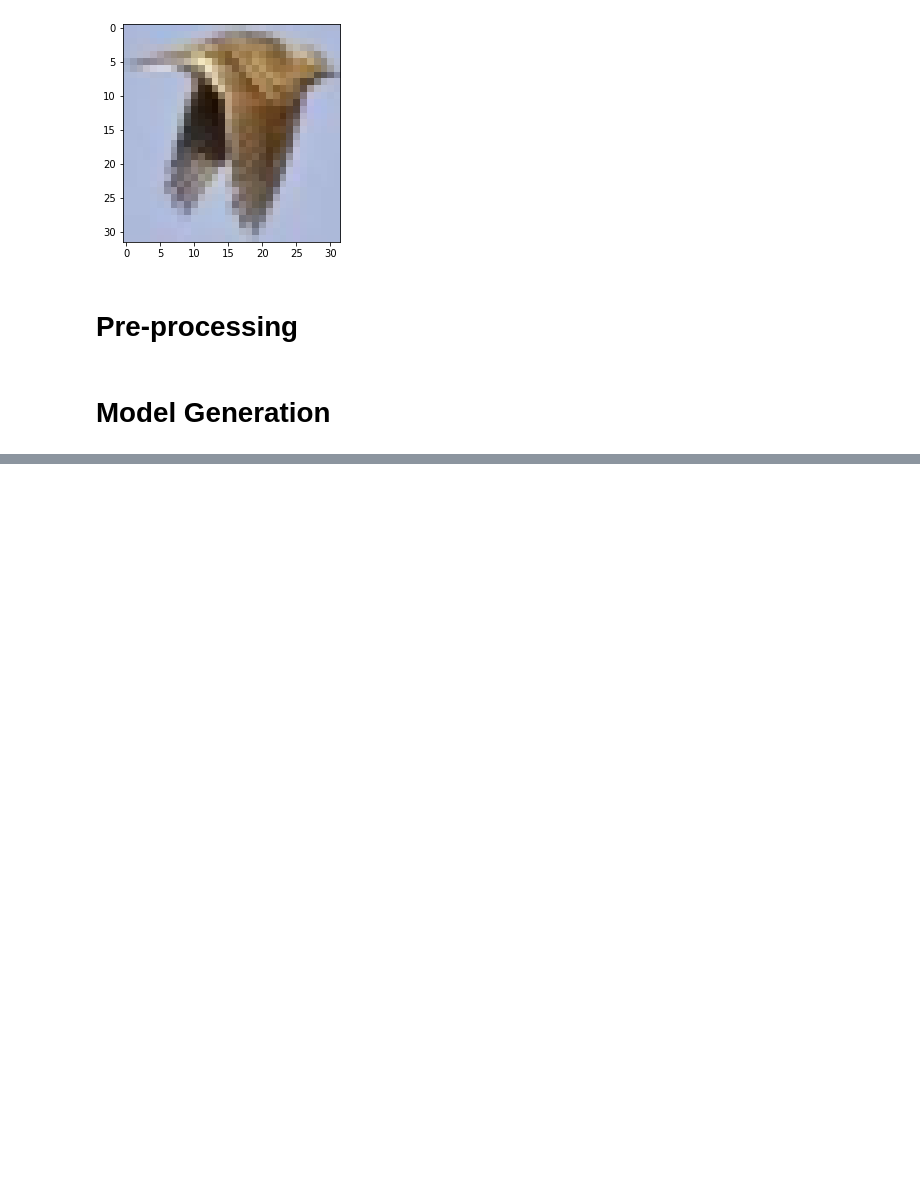
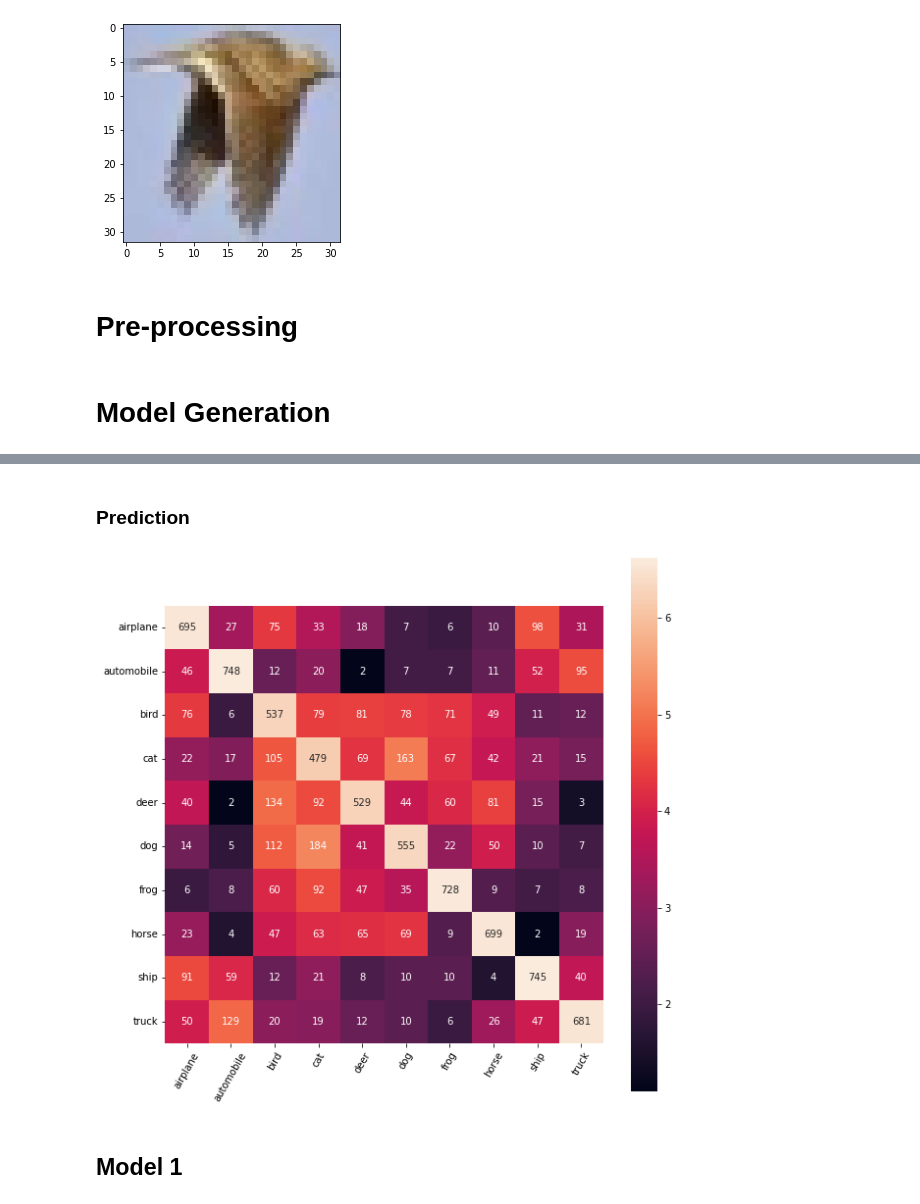
Before and after one commit to Ashish-Sasna/ImageClassification, a Jupyter notebook: Python files/ImgClass.ipynb, the cells around one changed output, grey strips where cells are left out. Cells and saved outputs as stored; diff of their text form; code cells hidden in the pictures; blank space fills up the shorter version.

```diff
--- a/Python files/ImgClass.ipynb
+++ b/Python files/ImgClass.ipynb
@@ -198,8 +228,8 @@ for b_id in batch_ids:
 # %%
 X_train_features, y_train_labels = np.concatenate(train_features, axis = 0), np.concatenate(train_labels, axis = 0)
 # %%
-# test_path = os.path.join(dataPath, 'test_batch.pkl')
-# X_test, y_test = unloadPickle(test_path)
+test_path = os.path.join(dataPath, 'prcsd_test_batch.pkl')
+X_test, y_test = unloadPickle(test_path)
 # %%
 X_train, X_train_val, y_train, y_train_val = train_test_split(X_train_features,
                                                                   y_train_labels,
@@ -291,0 +305,6 @@ metrics_graph(cnn_model, num_epoch)
+# %%
+smpl_model = load_model(os.path.join(dataPath, 'SampleModel.h5'))
+
+eval_model = smpl_model.evaluate(X_test, y_test)
+print('Test loss: ', eval_model[0])
+print('Test accuracy: ', eval_model[1])
@@ -291,0 +315,19 @@ metrics_graph(cnn_model, num_epoch)
+# %% [markdown]
+### Prediction
+# %%
+y_pred = smpl_model.predict(X_test)
+y_pred_cat = np.argmax(y_pred, axis=1)
+
+y_test_cat = np.argmax(y_test, axis=1)
+
+cm_smpl_model = confusion_matrix(y_test_cat, y_pred_cat)
+
+plt.figure(figsize=(10,10))
+sns.heatmap(np.log1p(cm_smpl_model), annot=cm_smpl_model, fmt='d',
+            xticklabels=labelNames, yticklabels=labelNames, square=True)
+plt.xticks(rotation=60)
+plt.show()
+# %% [output]
+[figure, added]
+# %% [markdown]
+## Model 1
```
Also changed, not shown: parts of 19 cells of this notebook, 2 other files.
